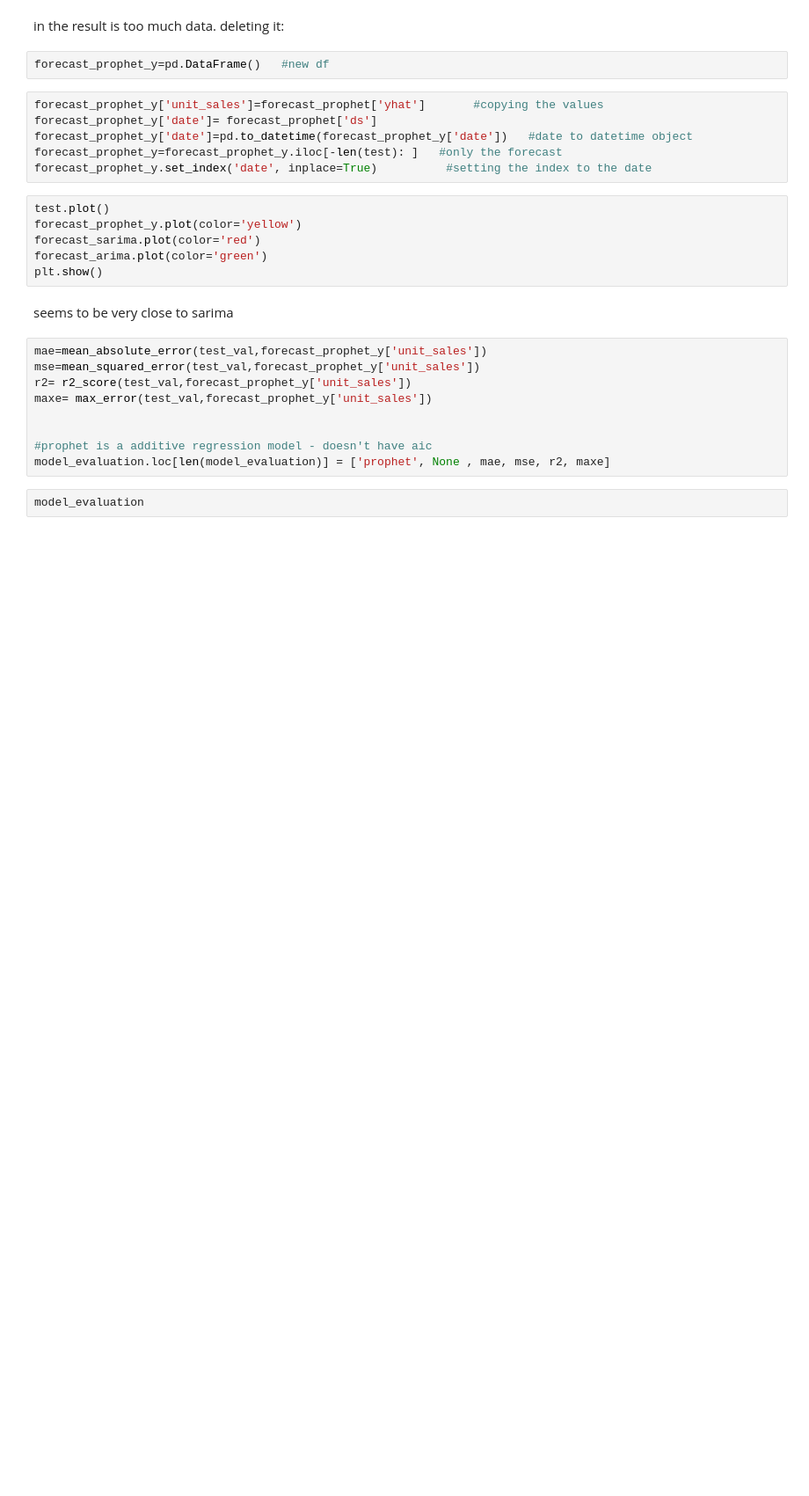
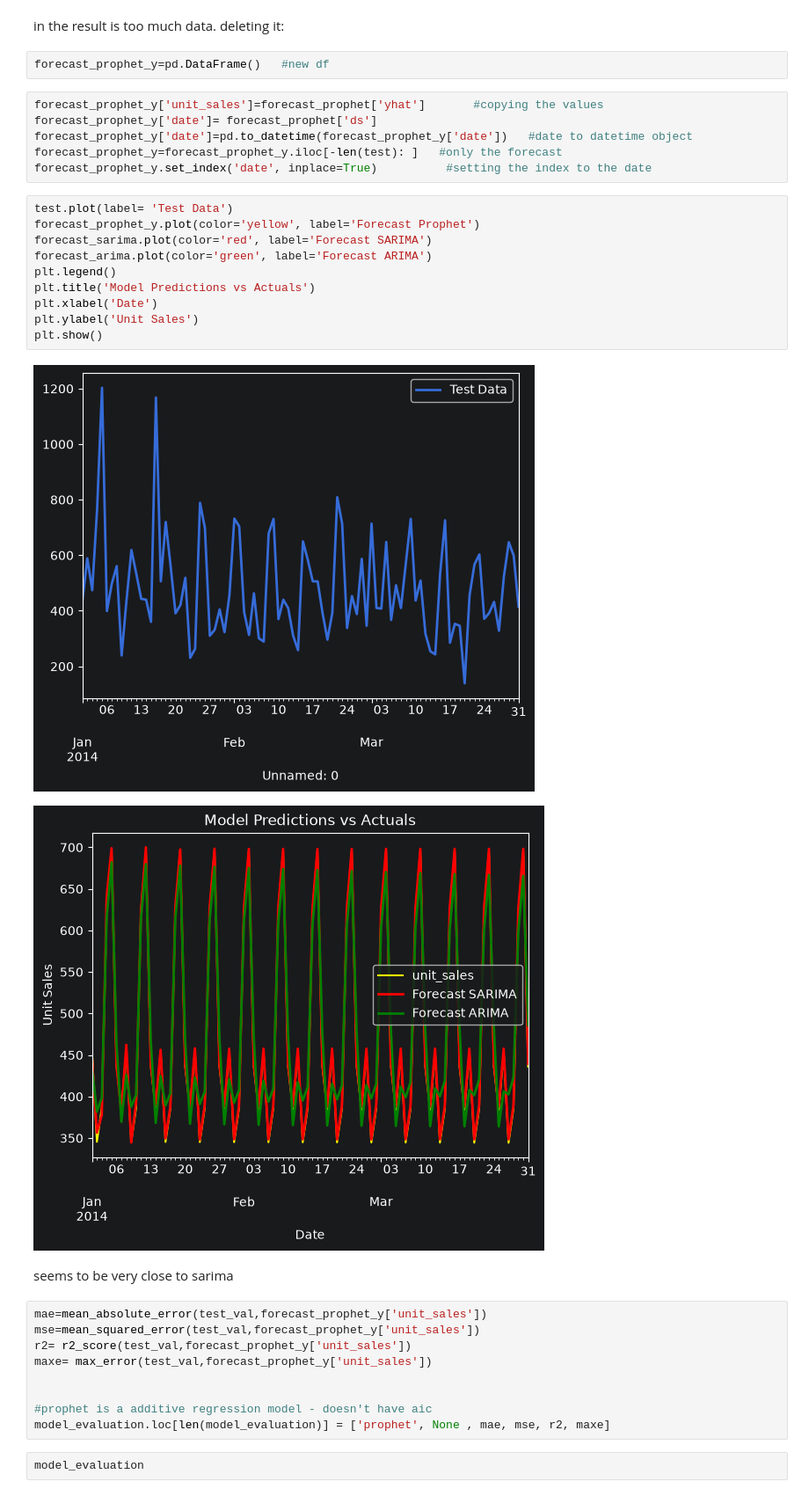
Before and after one commit to ka-katrin/Python_Timeseries_Project, a Jupyter notebook: statistical_models.ipynb, the cells around one changed output. Shown at 88% size. Cells and saved outputs as stored; diff of their text form; blank space fills up the shorter version.

```diff
--- a/statistical_models.ipynb
+++ b/statistical_models.ipynb
@@ -441,11 +526,18 @@ forecast_prophet_y['date']=pd.to_datetime(forecast_prophet_y['date'])   #date to
 forecast_prophet_y=forecast_prophet_y.iloc[-len(test): ]   #only the forecast
 forecast_prophet_y.set_index('date', inplace=True)          #setting the index to the date
 # %%
-test.plot()
-forecast_prophet_y.plot(color='yellow')
-forecast_sarima.plot(color='red')
-forecast_arima.plot(color='green')
+test.plot(label= 'Test Data')
+forecast_prophet_y.plot(color='yellow', label='Forecast Prophet')
+forecast_sarima.plot(color='red', label='Forecast SARIMA')
+forecast_arima.plot(color='green', label='Forecast ARIMA')
+plt.legend()
+plt.title('Model Predictions vs Actuals')
+plt.xlabel('Date')
+plt.ylabel('Unit Sales')
 plt.show()
+# %% [output]
+[figure, added]
+[figure, added]
 # %% [markdown]
 seems to be very close to sarima
 # %%
```
Also changed, not shown: parts of 15 cells of this notebook.
